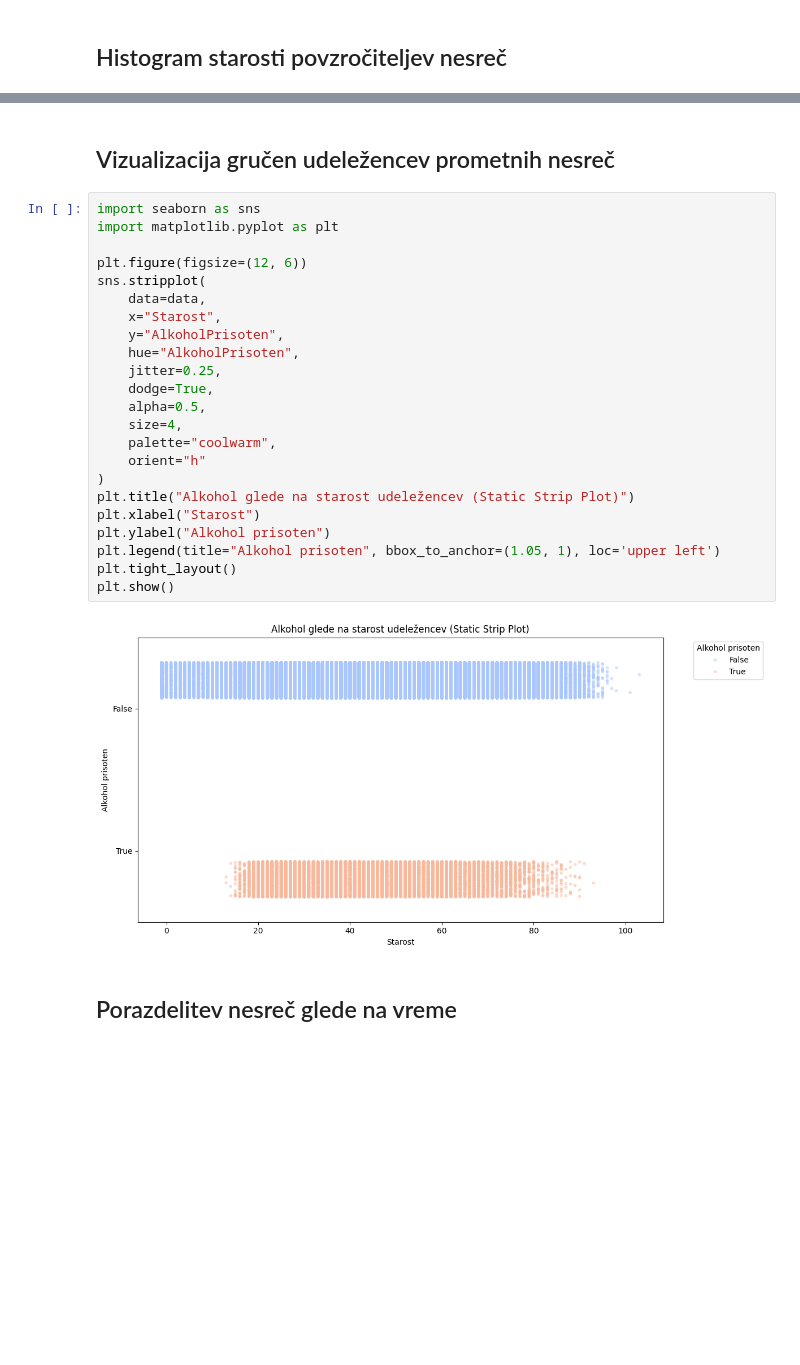
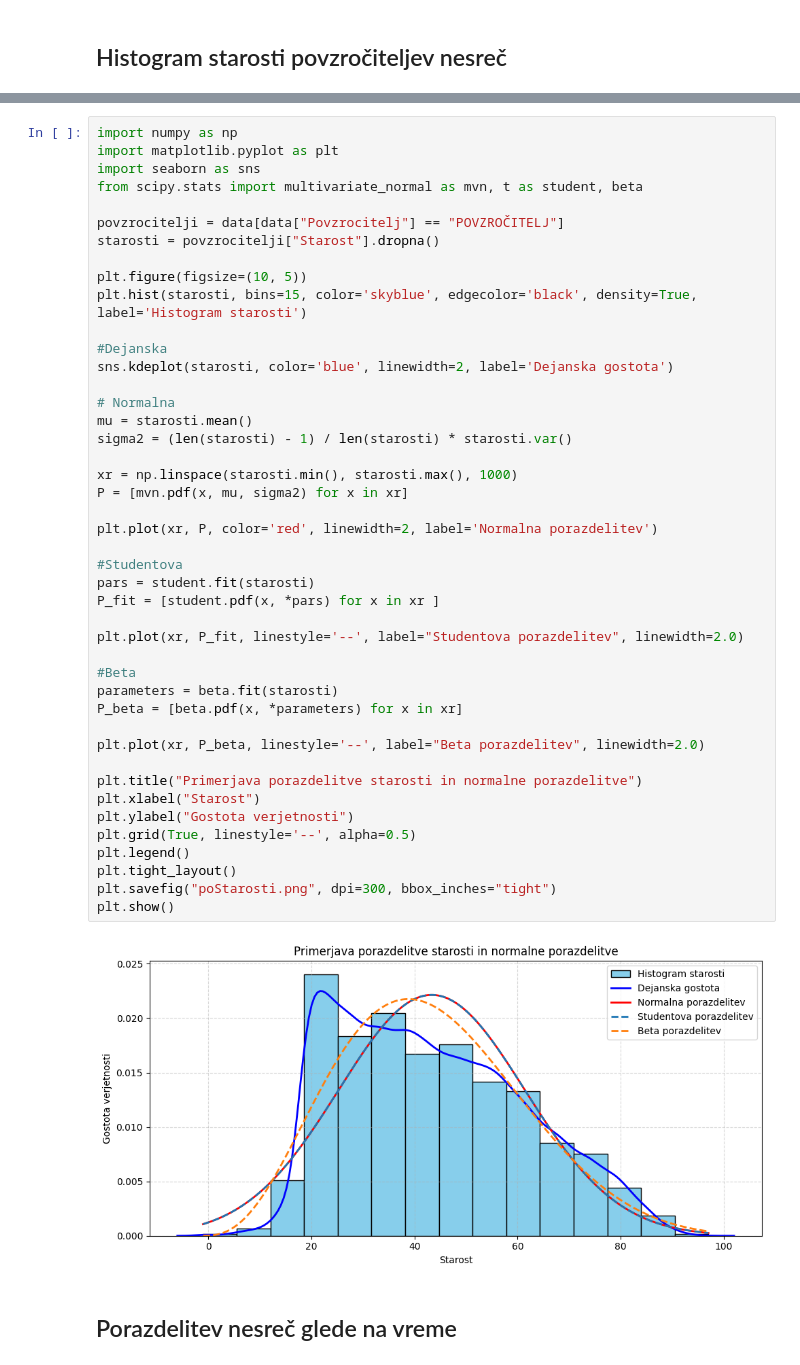
Before and after one commit to TeamsInsane/PR25_3, a Jupyter notebook: simple.ipynb, the cells around one changed output, grey strips where cells are left out. Saved outputs shown, nothing was run; the diff lists cells and outputs as text; blank space fills up the shorter version.

```diff
--- a/simple.ipynb
+++ b/simple.ipynb
@@ -327,29 +332,48 @@ Povprečna starost povzročiteljev nesreč: 43.3 let
-# %% [markdown]
-## Vizualizacija gručen udeležencev prometnih nesreč
-# %%
-import seaborn as sns
-import matplotlib.pyplot as plt
-
-plt.figure(figsize=(12, 6))
-sns.stripplot(
-    data=data,
-    x="Starost",
-    y="AlkoholPrisoten",
-    hue="AlkoholPrisoten",
-    jitter=0.25,
-    dodge=True,
-    alpha=0.5,
-    size=4,
-    palette="coolwarm",
-    orient="h"
-)
-plt.title("Alkohol glede na starost udeležencev (Static Strip Plot)")
-plt.xlabel("Starost")
-plt.ylabel("Alkohol prisoten")
-plt.legend(title="Alkohol prisoten", bbox_to_anchor=(1.05, 1), loc='upper left')
-plt.tight_layout()
-plt.show()
-# %% [output]
-[figure, removed]
+# %%
+import numpy as np
+import matplotlib.pyplot as plt
+import seaborn as sns
+from scipy.stats import multivariate_normal as mvn, t as student, beta
+
+povzrocitelji = data[data["Povzrocitelj"] == "POVZROČITELJ"]
+starosti = povzrocitelji["Starost"].dropna()
+
+plt.figure(figsize=(10, 5))
+plt.hist(starosti, bins=15, color='skyblue', edgecolor='black', density=True, label='Histogram starosti')
+
+#Dejanska
+sns.kdeplot(starosti, color='blue', linewidth=2, label='Dejanska gostota')
+
+# Normalna
+mu = starosti.mean()
+sigma2 = (len(starosti) - 1) / len(starosti) * starosti.var()
+
+xr = np.linspace(starosti.min(), starosti.max(), 1000)
+P = [mvn.pdf(x, mu, sigma2) for x in xr]
+
+plt.plot(xr, P, color='red', linewidth=2, label='Normalna porazdelitev')
+
+#Studentova
+pars = student.fit(starosti)
+P_fit = [student.pdf(x, *pars) for x in xr ]
+
+plt.plot(xr, P_fit, linestyle='--', label="Studentova porazdelitev", linewidth=2.0)
+
+#Beta
+parameters = beta.fit(starosti)
+P_beta = [beta.pdf(x, *parameters) for x in xr]
+
+plt.plot(xr, P_beta, linestyle='--', label="Beta porazdelitev", linewidth=2.0)
+
+plt.title("Primerjava porazdelitve starosti in normalne porazdelitve")
+plt.xlabel("Starost")
+plt.ylabel("Gostota verjetnosti")
+plt.grid(True, linestyle='--', alpha=0.5)
+plt.legend()
+plt.tight_layout()
+plt.savefig("poStarosti.png", dpi=300, bbox_inches="tight")
+plt.show()
+# %% [output]
+[figure, added]
 # %% [markdown]
 ## Porazdelitev nesreč glede na vreme
```
Also changed, not shown: parts of 27 cells of this notebook, 18 other files.
